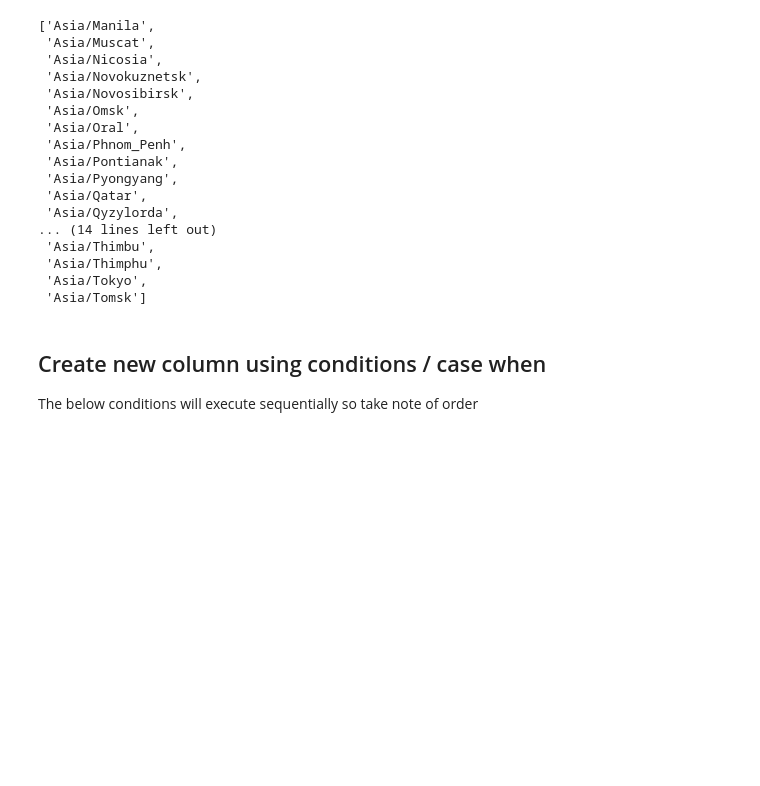
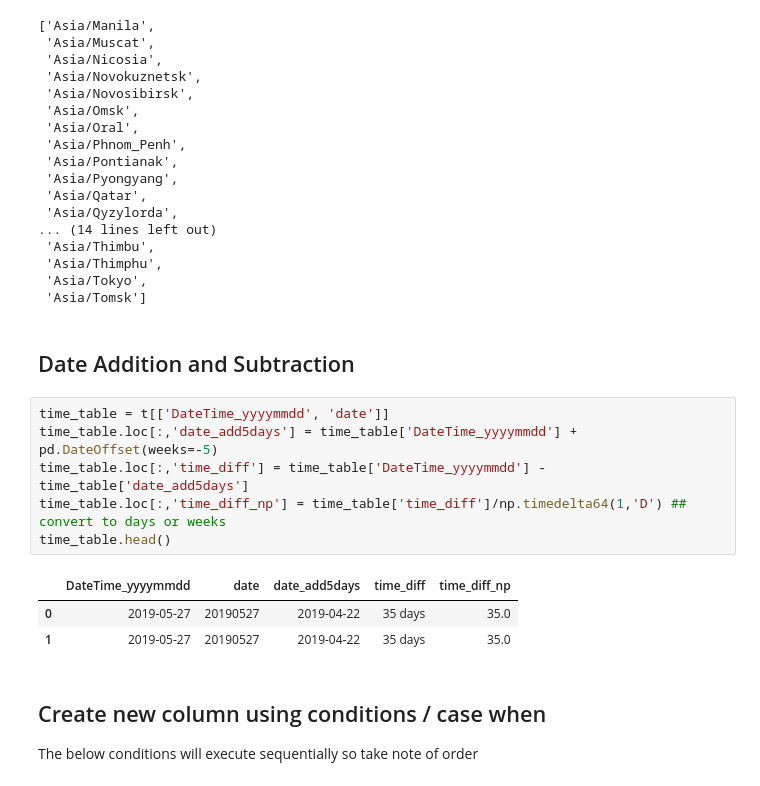
Before and after one commit to khzt2004/Python, a Jupyter notebook: Pandas_Notebook_Reference.ipynb, the cells around one changed output. Drawn from its saved outputs; the diff is of its cells as text; blank space fills up the shorter version.

```diff
--- a/Pandas_Notebook_Reference.ipynb
+++ b/Pandas_Notebook_Reference.ipynb
@@ -619,6 +619,18 @@ all_timezones[290:320]
  'Asia/Thimphu',
  'Asia/Tokyo',
  'Asia/Tomsk']
+# %% [markdown]
+## Date Addition and Subtraction
+# %%
+time_table = t[['DateTime_yyyymmdd', 'date']]
+time_table.loc[:,'date_add5days'] = time_table['DateTime_yyyymmdd'] + pd.DateOffset(weeks=-5)
+time_table.loc[:,'time_diff'] = time_table['DateTime_yyyymmdd'] - time_table['date_add5days']
+time_table.loc[:,'time_diff_np'] = time_table['time_diff']/np.timedelta64(1,'D') ## convert to days or weeks
+time_table.head()
+# %% [output]
+|  | DateTime_yyyymmdd | date | date_add5days | time_diff | time_diff_np |
+| 0 | 2019-05-27 | 20190527 | 2019-04-22 | 35 days | 35.0 |
+| 1 | 2019-05-27 | 20190527 | 2019-04-22 | 35 days | 35.0 |
 # %% [markdown]
 ## Create new column using conditions / case when
 
```
Also changed, not shown: parts of 1 cell of this notebook.
